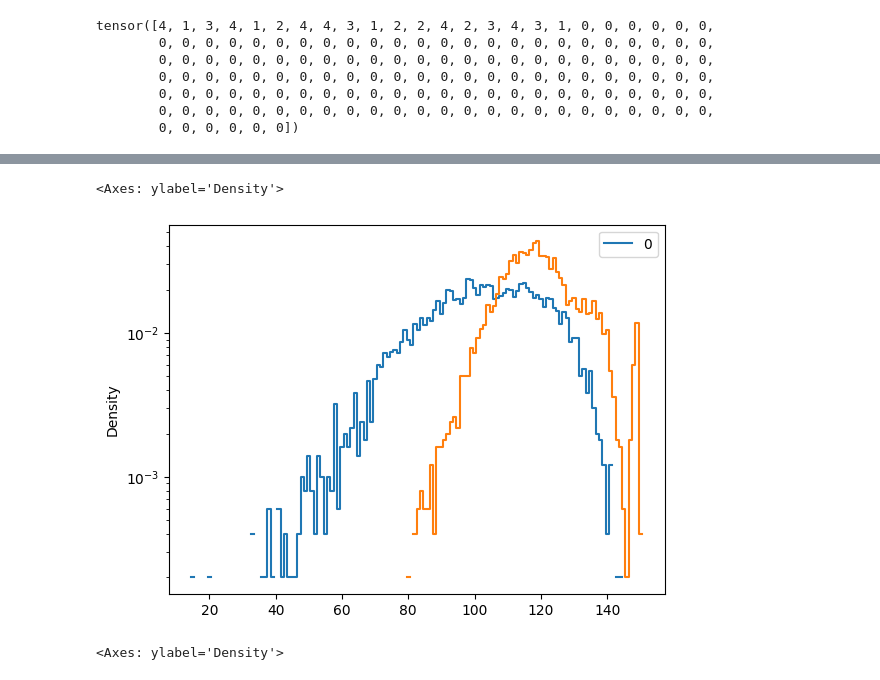
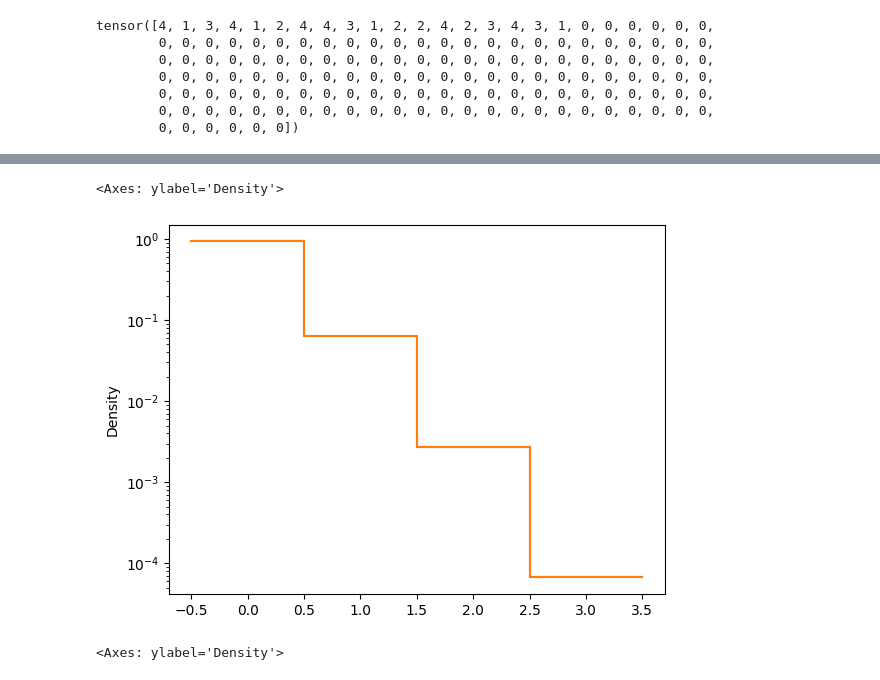
Before and after one commit to dfaroughy/Multimodal-flows, a Jupyter notebook: notebooks/data_aoj_particle_sets.ipynb, the cells around one changed output, grey strips where cells are left out. Cells and saved outputs as stored; diff of their text form; code cells hidden in the pictures.

Commit message:
fixed GPT model

```diff
--- a/notebooks/data_aoj_particle_sets.ipynb
+++ b/notebooks/data_aoj_particle_sets.ipynb
@@ -471,19 +236,24 @@ import torch
 
 import matplotlib.pyplot as plt
 from datamodules.aoj import AspenOpenJets
+from datamodules.utils import jet_set_to_seq
 
 aoj = AspenOpenJets(
     data_dir="/home/df630/Multimodal-Bridges/data/aoj", data_files="RunG_batch0.h5"
 )
 
-particle_set, _ = aoj(num_jets=5_000,
+num_jets = 30_000
+max_num_particles = 150
+
+particle_set, _ = aoj(num_jets=num_jets,
                       download=False,
+                      max_num_particles=max_num_particles,
                       features={"continuous": None, "discrete": "tokens"},
                       pt_order=True,
                       padding='zeros',
                       )
 
-particle_set.mask = torch.ones_like(particle_set.discrete)
+particle_seq = jet_set_to_seq(particle_set, vocab_size=8)
 # %%
 import torch
 from pytorch_lightning.loggers import CometLogger
@@ -491,14 +261,8 @@ import pytorch_lightning as L
 from torch.utils.data import DataLoader, random_split
 from tensorclass import TensorMultiModal
 from datamodules.datasets import MultiModalDataset, DataCoupling, data_coupling_collate_fn
-from model.multimodal_bridge_matching import MarkovJumpBridge
+from model.jetGPT import JetGPT2Model
 
 
-experiment_id = '01a13cfa5e0a4c02b6df030f11dcbf50'
-vocab_size = 9
-num_jets = 5000
-max_num_particles = 150
-batch_size=100
-
-mjb = MarkovJumpBridge.load_from_checkpoint(f"/home/df630/Multimodal-flows/jet_sequences/{experiment_id}/checkpoints/best.ckpt", map_location="cpu",)
-mjb.num_timesteps = 3000
+experiment_id = '1515adfa207d4091814263a015ff80ba'
+gpt = JetGPT2Model.load_from_checkpoint(f"/home/df630/Multimodal-flows/jet_sequences/{experiment_id}/checkpoints/best.ckpt", map_location="cpu",)
@@ -512,0 +269,14 @@ predict_dataloader   = DataLoader(dataset, batch_size=batch_size, shuffle=False,
+# %%
+prompts = torch.full((num_jets, 1), gpt.start_token, dtype=torch.long)
+attention_mask = torch.ones_like(prompts)
+
+samples = gpt.model.generate(
+                            input_ids=prompts,
+                            attention_mask=attention_mask,
+                            max_new_tokens=gpt.max_seq_length + 2,
+                            do_sample=True,
+                            temperature=gpt.temperature,
+                            top_k=gpt.top_k,
+                            eos_token_id=gpt.end_token,
+                            pad_token_id=gpt.pad_token,
+                            )
@@ -565,35 +351,36 @@ tensor([4, 1, 3, 4, 1, 2, 4, 4, 3, 1, 2, 2, 4, 2, 3, 4, 3, 1, 0, 0, 0, 0, 0, 0,
 # %%
 import seaborn as sns
 
-n = 0
+n = 6
 
-sns.histplot((particle_set.discrete == n).sum(dim=1),
+sns.histplot((particle_seq.discrete == n).sum(dim=1),
              discrete=True,
              stat="density",
              element="step",
              fill=False,
-             log_scale=(False, True),
+              log_scale=(False, True),
              )
 
 
-sns.histplot((X[1] == n).sum(dim=1),
+sns.histplot((samples == n).sum(dim=1),
                 discrete=True,
                 stat="density",
                 element="step",
                 fill=False,
                 log_scale=(False, True),
+
                 )
 
 # sns.histplot((X[0] == n).sum(dim=1),
 #                 discrete=True,
 #                 stat="density",
 #                 element="step",
 #                 fill=False,
 #                 log_scale=(False, True),
 #                 )
 # %% [output]
 <Axes: ylabel='Density'>
-[figure, old version]
+[figure, new version]
 # %%
 import seaborn as sns
 
```
Also changed, not shown: parts of 15 cells of this notebook, 13 other files.
